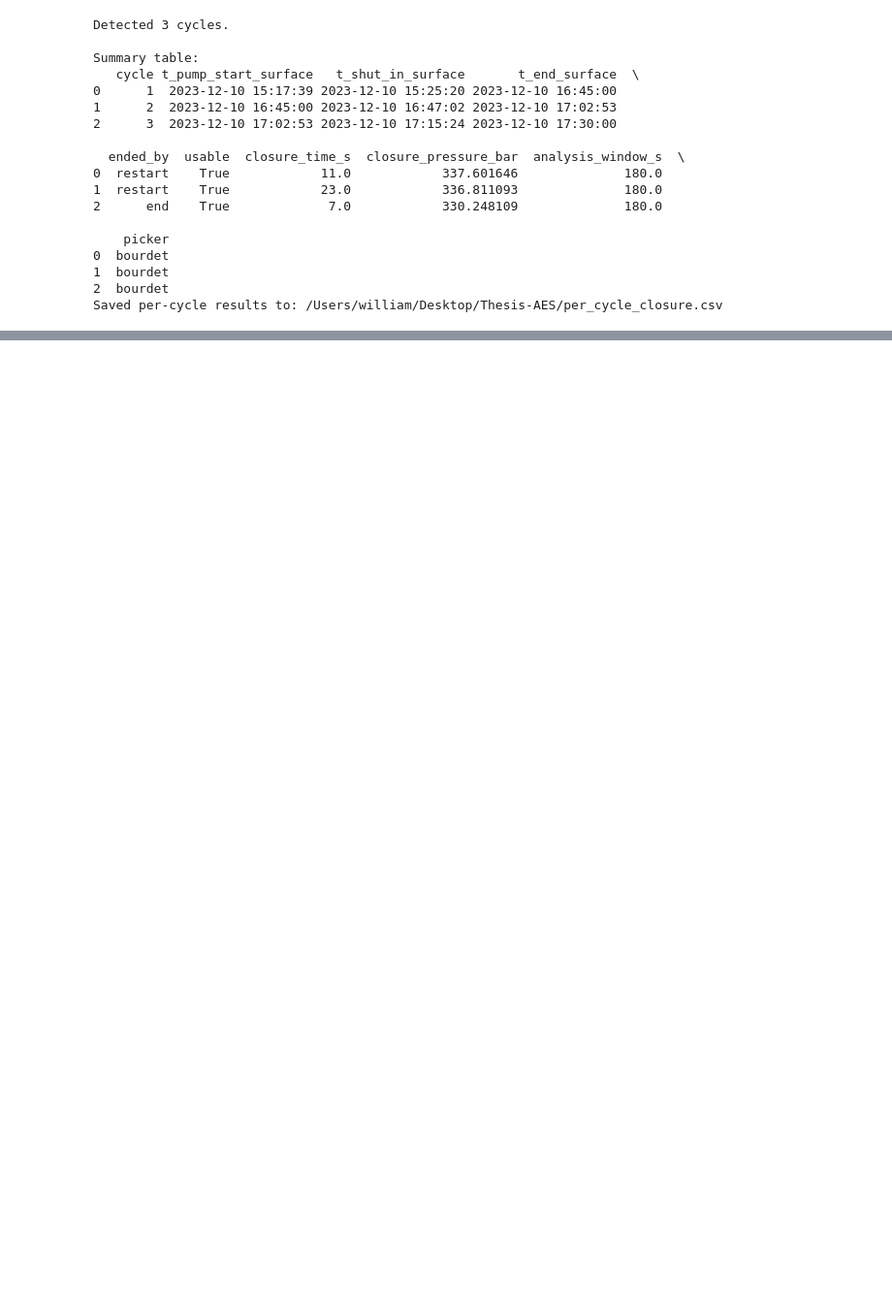
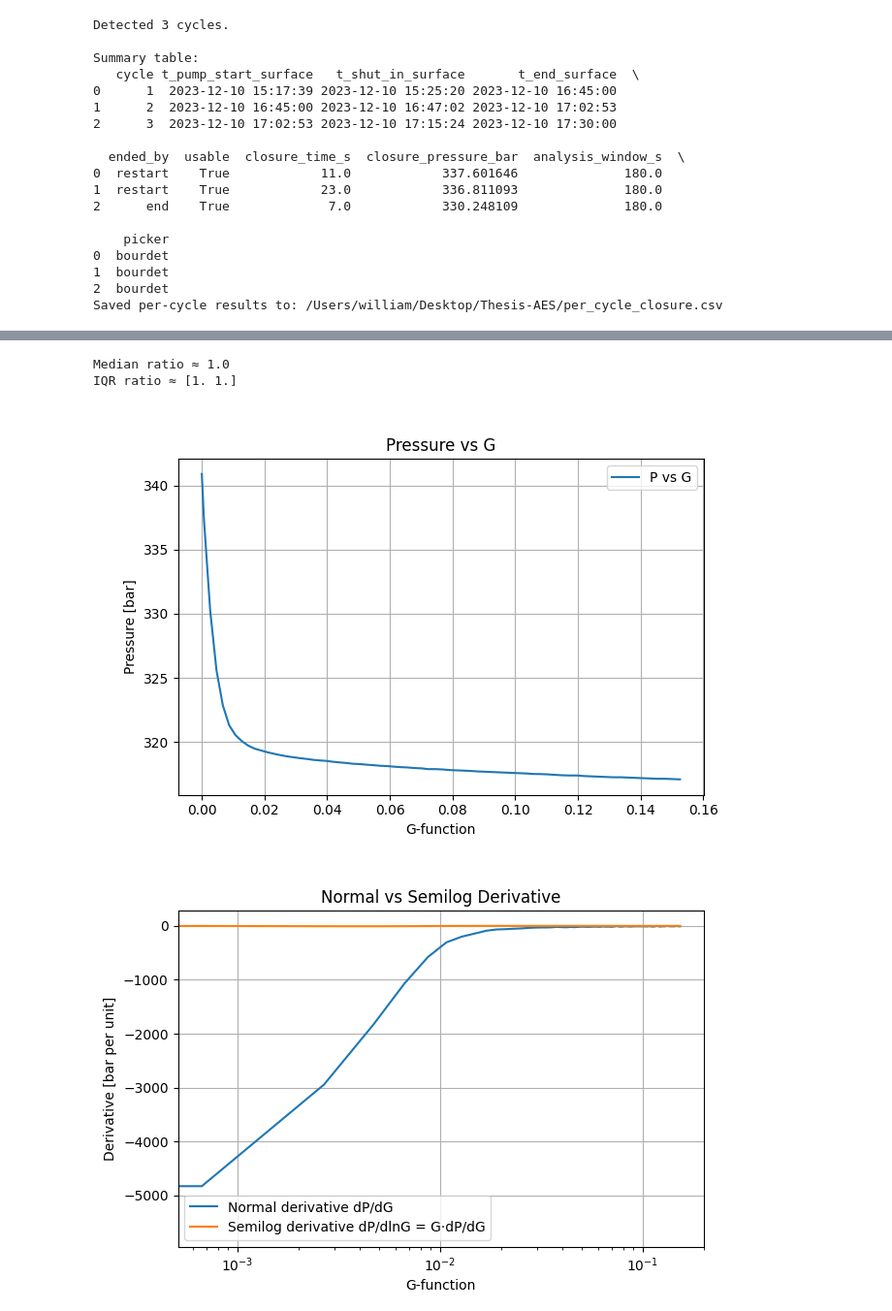
Before and after one commit to HoremanW/Thesis-AES, a Jupyter notebook: notebook.ipynb, the cells around one changed output, grey strips where cells are left out. Shown at 97% size. Drawn from its saved outputs; the diff is of its cells as text; code cells hidden in the pictures; blank space fills up the shorter version.

```diff
--- a/notebook.ipynb
+++ b/notebook.ipynb
@@ -2,6 +2,7 @@
 from pathlib import Path
 import pandas as pd
 import numpy as np
+%matplotlib widget
 import matplotlib.pyplot as plt
 import matplotlib.dates as mdates
 import datetime as dt
@@ -12,6 +13,8 @@ import well_corrections
 import closure_analysis
 import plotting
 
+%matplotlib widget
+
 # ----------------------------
 # File paths (cross-platform)
 # ----------------------------
@@ -20,7 +23,7 @@ base = Path("Data") / "Amstelland"
 SURF_PATH = base / "NLOG_GS_PUB_AMS-01_XLOT 1 - Main Claystone_Cementing Unit_Data.txt"
 DOWN_PATH = base / "NLOG_GS_PUB_AMS-01_XLOT 1 - Main Claystone_Downhole Gauge_Data.TXT"
 
-CAP_S = 180            # analyze/plot max 3 minutes
+CAP_S = 210            # analyze/plot max 3 minutes
 
 # ----------------------------
 # Helpers
@@ -1001,0 +748,54 @@ NameError: name 'ts_seconds' is not defined
+# %%
+# You should already have:
+# G           -> G-function array (monotonic increasing)
+# p_dh        -> pressure array [bar]
+# semilog_dP  -> from your semilog_derivative(G, p_dh)
+
+# --- Normal derivative dP/dG (non-uniform gradient) ---
+dP_dG = np.gradient(p_dh, G, edge_order=2)
+
+# --- Consistency check ---
+ok = np.isfinite(G) & np.isfinite(dP_dG) & np.isfinite(semilog_dP) & (G > 1e-6)
+ratio = np.full_like(G, np.nan)
+ratio[ok] = semilog_dP[ok] / (G[ok] * dP_dG[ok])
+
+print("Median ratio ≈", np.nanmedian(ratio))
+print("IQR ratio ≈", np.nanpercentile(ratio, [25, 75]))
+
+# --- Plot 1: Pressure vs G ---
+plt.figure(figsize=(7,4.5))
+plt.plot(G, p_dh, label="P vs G")
+plt.xlabel("G-function")
+plt.ylabel("Pressure [bar]")
+plt.title("Pressure vs G")
+plt.grid(True)
+plt.legend()
+plt.show()
+
+# --- Plot 2: Derivatives vs G ---
+plt.figure(figsize=(7,4.5))
+plt.plot(G, dP_dG, label="Normal derivative dP/dG")
+plt.plot(G, semilog_dP, label="Semilog derivative dP/dlnG = G·dP/dG")
+plt.xlabel("G-function")
+plt.ylabel("Derivative [bar per unit]")
+plt.title("Normal vs Semilog Derivative")
+plt.grid(True)
+plt.legend()
+plt.xscale("log")  # typical for G-function plots
+plt.show()
+
+# --- Plot 3: Consistency check ratio ---
+plt.figure(figsize=(7,4.5))
+plt.plot(G, ratio, label="(dP/dlnG) / (G·dP/dG)")
+plt.axhline(1.0, color="k", linestyle="--", lw=1)
+plt.xlabel("G-function")
+plt.ylabel("Ratio")
+plt.title("Consistency Check: dP/dlnG ≈ G · dP/dG")
+plt.grid(True)
+plt.legend()
+plt.show()
+# %% [output]
+Median ratio ≈ 1.0
+IQR ratio ≈ [1. 1.]
+[figure, added]
+[figure, added]
```
Also changed, not shown: parts of 6 cells of this notebook, 3 other files.
